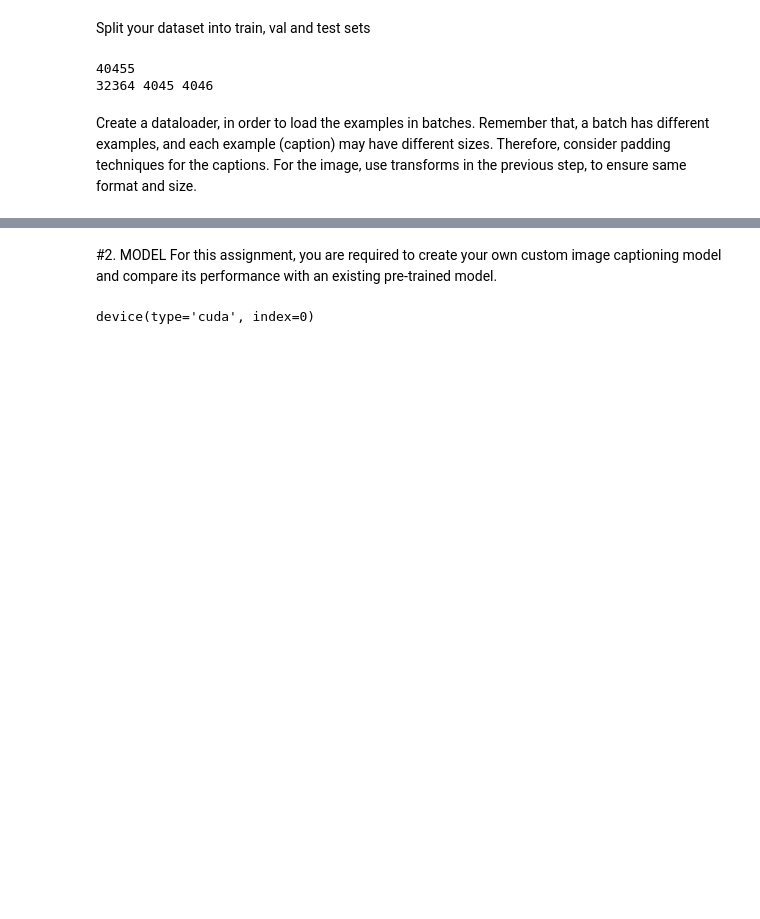
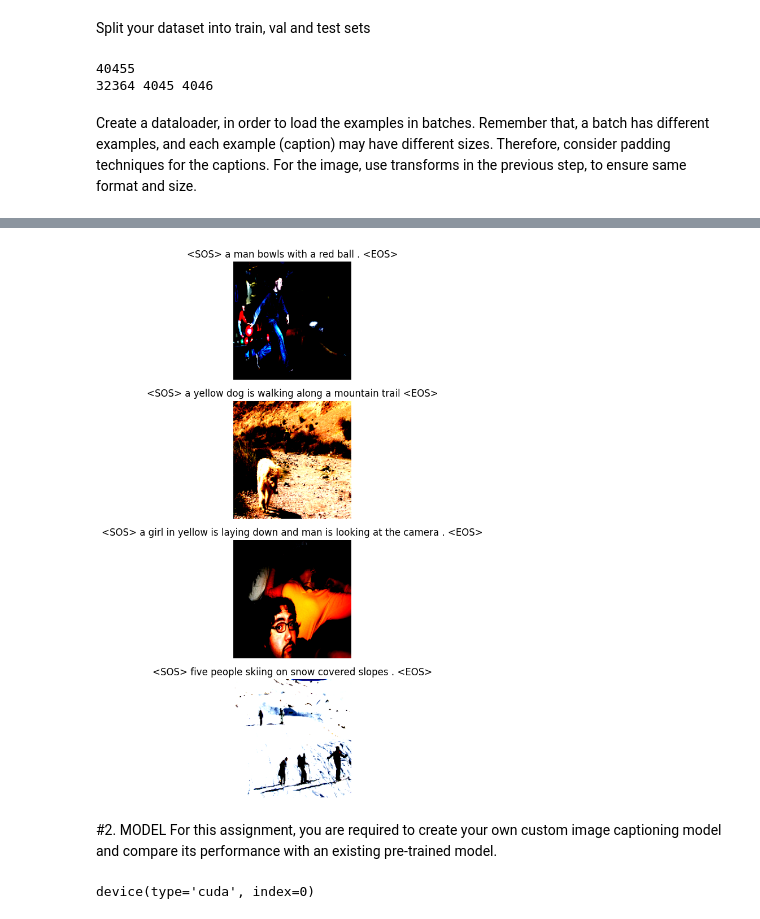
Before and after one commit to BahruzHuseynov/Portfolio, a Jupyter notebook: 2_DND_Assignment_2_23_24_2.ipynb, the cells around one changed output, grey strips where cells are left out. Drawn from its saved outputs; the diff is of its cells as text; code cells hidden in the pictures; blank space fills up the shorter version.

```diff
--- a/2_DND_Assignment_2_23_24_2.ipynb
+++ b/2_DND_Assignment_2_23_24_2.ipynb
@@ -100,7 +103,6 @@ Streaming output truncated to the last 5000 lines.
 In order to load the dataset, you need to create a pytorch Dataset class.
 The class should return images and captions. Remember that the captions should be returned as tokens. Do not forget to include the SOS:start of sentence, EOS:end of sentence and UNK:unknown tokens. You may want to build a vocabulary class in order to save all the words in your dataset, because your model can only predict words in your vocabulary. You do not have to save every word in your vocabulary, it is common practice to save only those words that appear multiple times in your whole dataset. For example, save only words that appear at least 5 times in your whole dataset.
 # %%
-# ADD YOUR CODE HERE
 class FlickrDataset(Dataset):
     def __init__(self, root_dir, captions_file, transform=None, freq_threshold=5):
         self.rood_dir = root_dir
@@ -122,9 +124,11 @@ class FlickrDataset(Dataset):
             words = caption.lower().split()
             word_counts.update(words)
 
+        self.max_caption_length = max(len(caption.split()) for caption in self.captions)
+
         # Filtering infrequent words out
         filtered = [word for word, count in word_counts.items() if count >= freq_threshold]
-        self.vocab = ["<UNK>", "<SOS>", "<EOS>"] + filtered
+        self.vocab = ["<UNK>", "<SOS>", "<EOS>", "<PAD>"] + filtered
 
         self.vocab_size = len(self.vocab)
         self.word2idx = {word: idx for idx, word in enumerate(self.vocab)}
@@ -133,7 +137,10 @@ class FlickrDataset(Dataset):
     def caption_to_vector(self, caption):
         vector = [self.word2idx.get(word, self.word2idx["<UNK>"]) for word in caption.lower().split()]
         vector = [self.word2idx["<SOS>"]] + vector + [self.word2idx["<EOS>"]]
-        return vector
+
+        # Right padding
+        padded_vector = vector + [self.word2idx["<PAD>"]] * (self.max_caption_length - len(vector))
+        return padded_vector
 
     def __len__(self):
         return len(self.image_paths)
@@ -176,12 +184,12 @@ transform = transforms.Compose([
 
 dataset = FlickrDataset("Images", "captions.txt", transform)
 # %%
-train = int(len(dataset) * 0.8)
-val = int(len(dataset) * 0.1)
-test = len(dataset) - train - val
+train_size = int(len(dataset) * 0.8)
+val_size = int(len(dataset) * 0.1)
+test_size = len(dataset) - train_size - val_size
 len_dataset = len(dataset)
 print(len_dataset)
-print(train, val, test)
+print(train_size, val_size, test_size)
 # %% [output]
 40455
 32364 4045 4046
@@ -201,2 +196,8 @@ for data in dataset:
+# %%
+train_dataset, val_dataset, test_dataset = random_split(dataset, [train_size, val_size, test_size])
+
+train_loader = DataLoader(train_dataset, batch_size=32, shuffle=True)
+val_loader = DataLoader(val_dataset, batch_size=32)
+test_loader = DataLoader(test_dataset, batch_size=32)
 # %% [markdown]
 Create a dataloader, in order to load the examples in batches. Remember that, a batch has different examples, and each example (caption) may have different sizes. Therefore, consider padding techniques for the captions. For the image, use transforms in the previous step, to ensure same format and size.
@@ -210,0 +204,19 @@ Create a dataloader, in order to load the examples in batches. Remember that, a
+# %%
+for batch_idx, (images, captions) in enumerate(train_loader):
+    fig, axes = plt.subplots(4, 1, figsize=(10, 10))
+    axes = axes.flatten()
+
+    for i, ax in enumerate(axes):
+        image = images[i].permute(1, 2, 0)
+        ax.imshow(image)
+        ax.axis('off')
+
+        s = [dataset.idx2word[int(cap)] for cap in captions[i]]
+        s = [i for i in s if i != "<PAD>"]
+        ax.set_title(" ".join(s))
+
+    plt.tight_layout()
+    plt.show()
+
+    break
+# %% [output]
@@ -211,3 +227,4 @@ Create a dataloader, in order to load the examples in batches. Remember that, a
+[figure, added]
 # %% [markdown]
 #2. MODEL
 For this assignment, you are required to create your own custom image captioning model and compare its performance with an existing pre-trained model.
```
Also changed, not shown: parts of 6 cells of this notebook.
